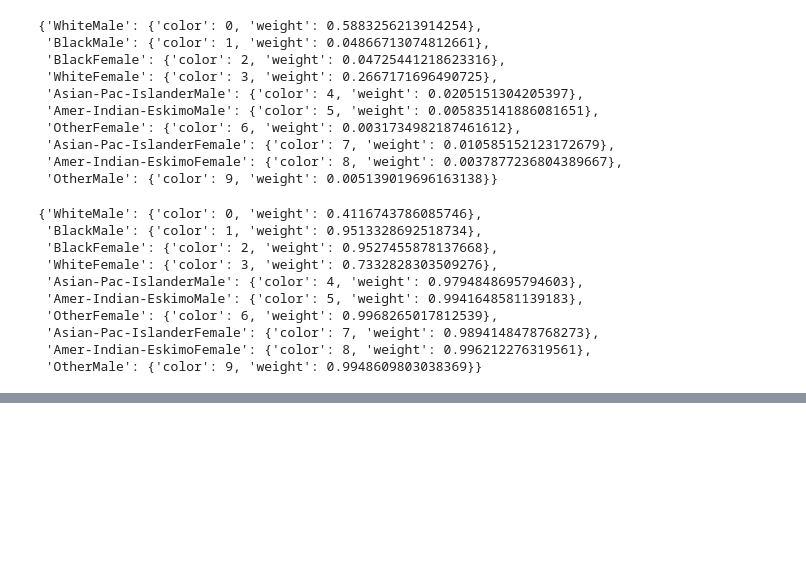
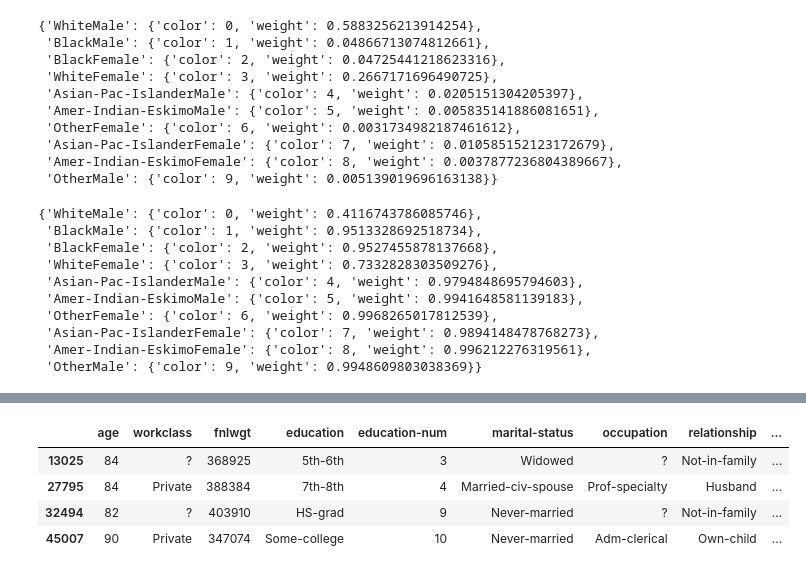
Before and after one commit to Chacha-Ramos/KDTreeResearch, a Jupyter notebook: Research/RealLife.ipynb, the cells around one changed output, grey strips where cells are left out. Saved outputs shown, nothing was run; the diff lists cells and outputs as text; code cells hidden in the pictures; blank space fills up the shorter version.

```diff
--- a/Research/RealLife.ipynb
+++ b/Research/RealLife.ipynb
@@ -126,0 +186,9 @@ tree1.level1_random_selection(([random_age1,0,0,0,0,0], [100, 100000, 10, 100, 1
+# %%
+df_test3 = df_test2[df_test2.fnlwgt <= 894084]
+df_test3
+# %% [output]
+|  | age | workclass | fnlwgt | education | education-num | marital-status | occupation | relationship | ... |
+| 13025 | 84 | ? | 368925 | 5th-6th | 3 | Widowed | ? | Not-in-family | ... |
+| 27795 | 84 | Private | 388384 | 7th-8th | 4 | Married-civ-spouse | Prof-specialty | Husband | ... |
+| 32494 | 82 | ? | 403910 | HS-grad | 9 | Never-married | ? | Not-in-family | ... |
+| 45007 | 90 | Private | 347074 | Some-college | 10 | Never-married | Adm-clerical | Own-child | ... |
```
Also changed, not shown: parts of 4 cells of this notebook, 1 other file.
